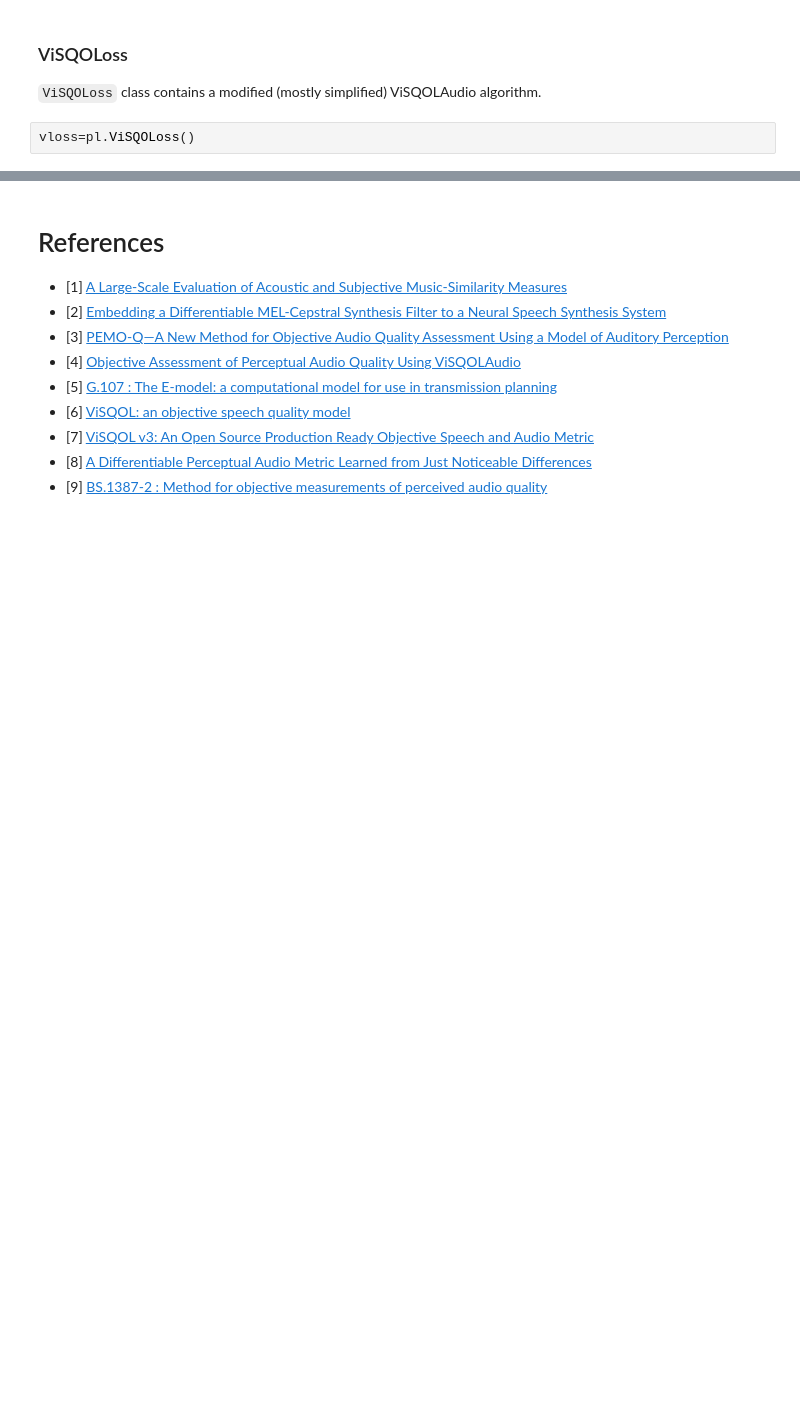
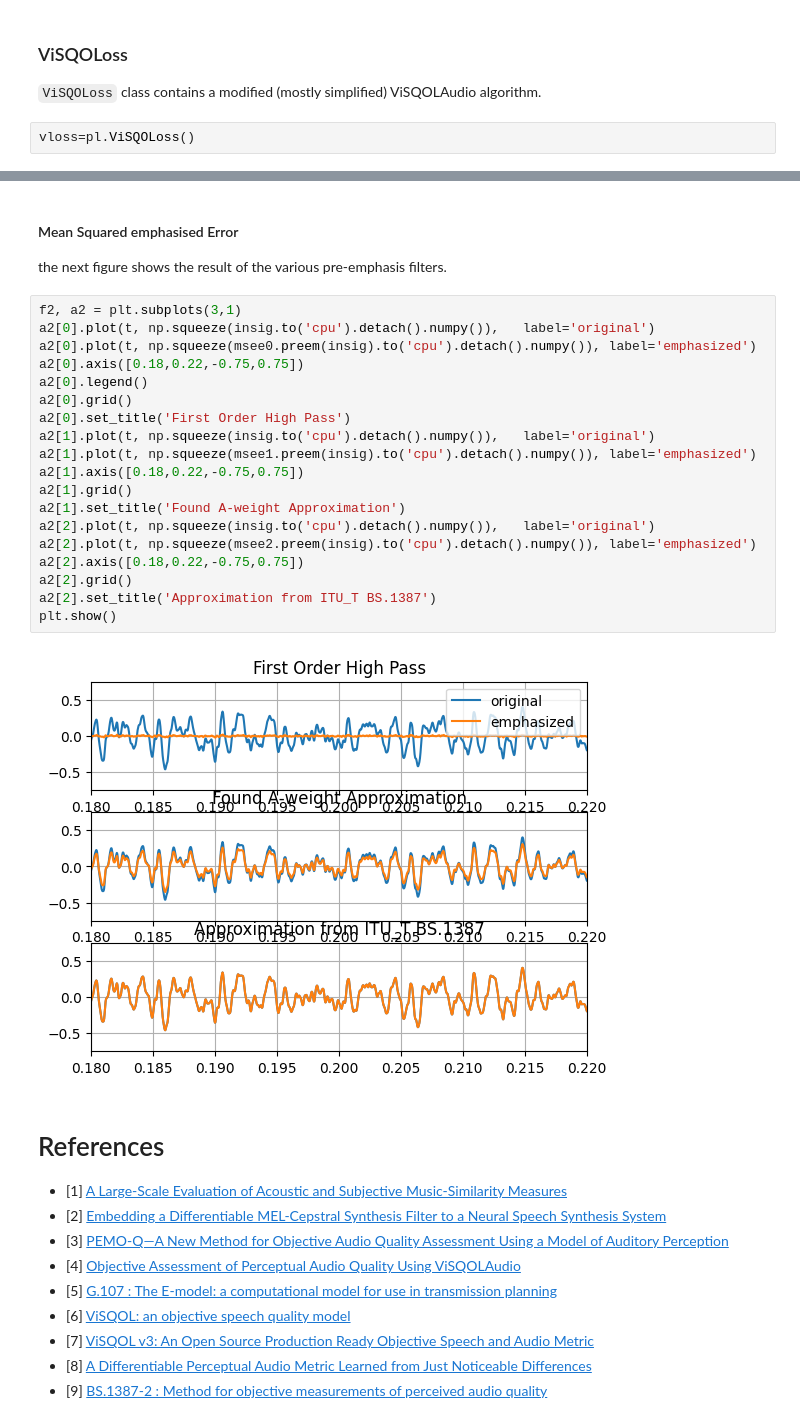
Before and after one commit to Mhuzvar/percloss, a Jupyter notebook: notes.ipynb, the cells around one changed output, grey strips where cells are left out. Saved outputs shown, nothing was run; the diff lists cells and outputs as text; blank space fills up the shorter version.

```diff
--- a/notes.ipynb
+++ b/notes.ipynb
@@ -237,3 +273,28 @@ vloss=pl.ViSQOLoss()
+# %% [markdown]
+#### Mean Squared emphasised Error
+
+the next figure shows the result of the various pre-emphasis filters.
+# %%
+f2, a2 = plt.subplots(3,1)
+a2[0].plot(t, np.squeeze(insig.to('cpu').detach().numpy()),   label='original')
+a2[0].plot(t, np.squeeze(msee0.preem(insig).to('cpu').detach().numpy()), label='emphasized')
+a2[0].axis([0.18,0.22,-0.75,0.75])
+a2[0].legend()
+a2[0].grid()
+a2[0].set_title('First Order High Pass')
+a2[1].plot(t, np.squeeze(insig.to('cpu').detach().numpy()),   label='original')
+a2[1].plot(t, np.squeeze(msee1.preem(insig).to('cpu').detach().numpy()), label='emphasized')
+a2[1].axis([0.18,0.22,-0.75,0.75])
+a2[1].grid()
+a2[1].set_title('Found A-weight Approximation')
+a2[2].plot(t, np.squeeze(insig.to('cpu').detach().numpy()),   label='original')
+a2[2].plot(t, np.squeeze(msee2.preem(insig).to('cpu').detach().numpy()), label='emphasized')
+a2[2].axis([0.18,0.22,-0.75,0.75])
+a2[2].grid()
+a2[2].set_title('Approximation from ITU_T BS.1387')
+plt.show()
+# %% [output]
+[figure, added]
 # %% [markdown]
 # References
 - [1] [A Large-Scale Evaluation of Acoustic and Subjective Music-Similarity Measures](https://www.jstor.org/stable/3681827)
```
Also changed, not shown: parts of 4 cells of this notebook.
